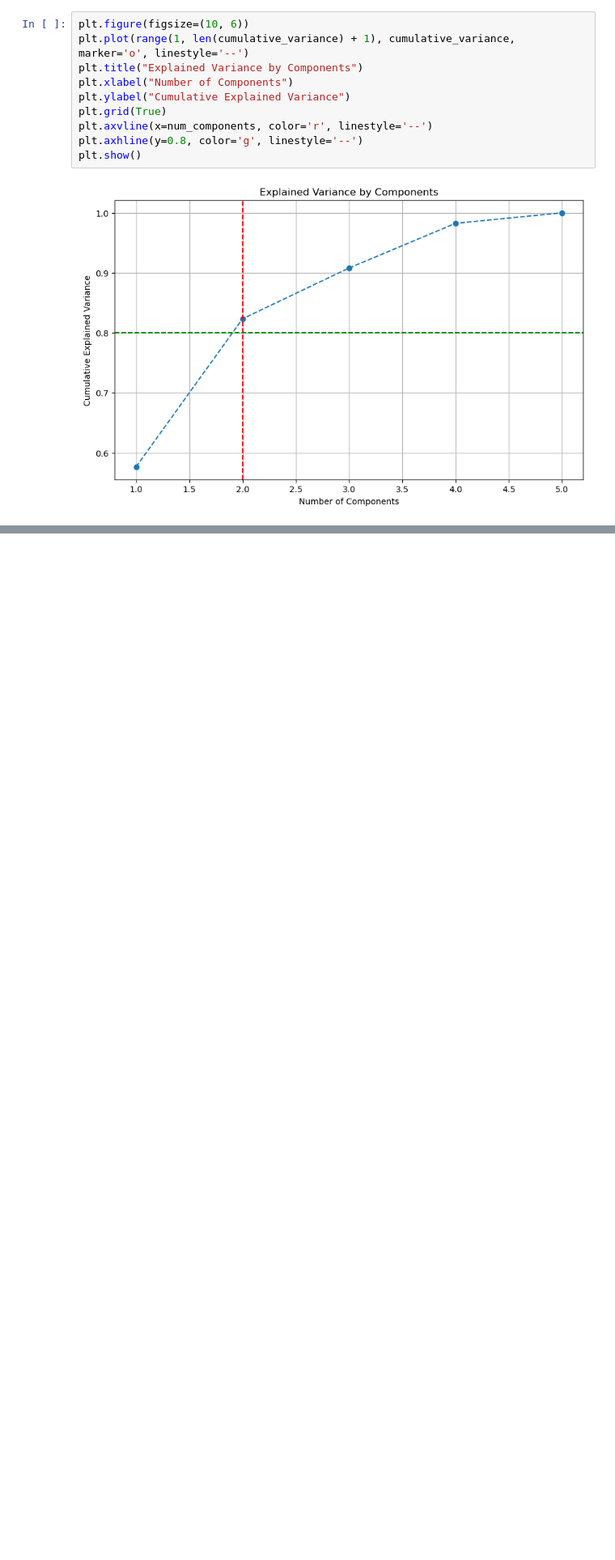
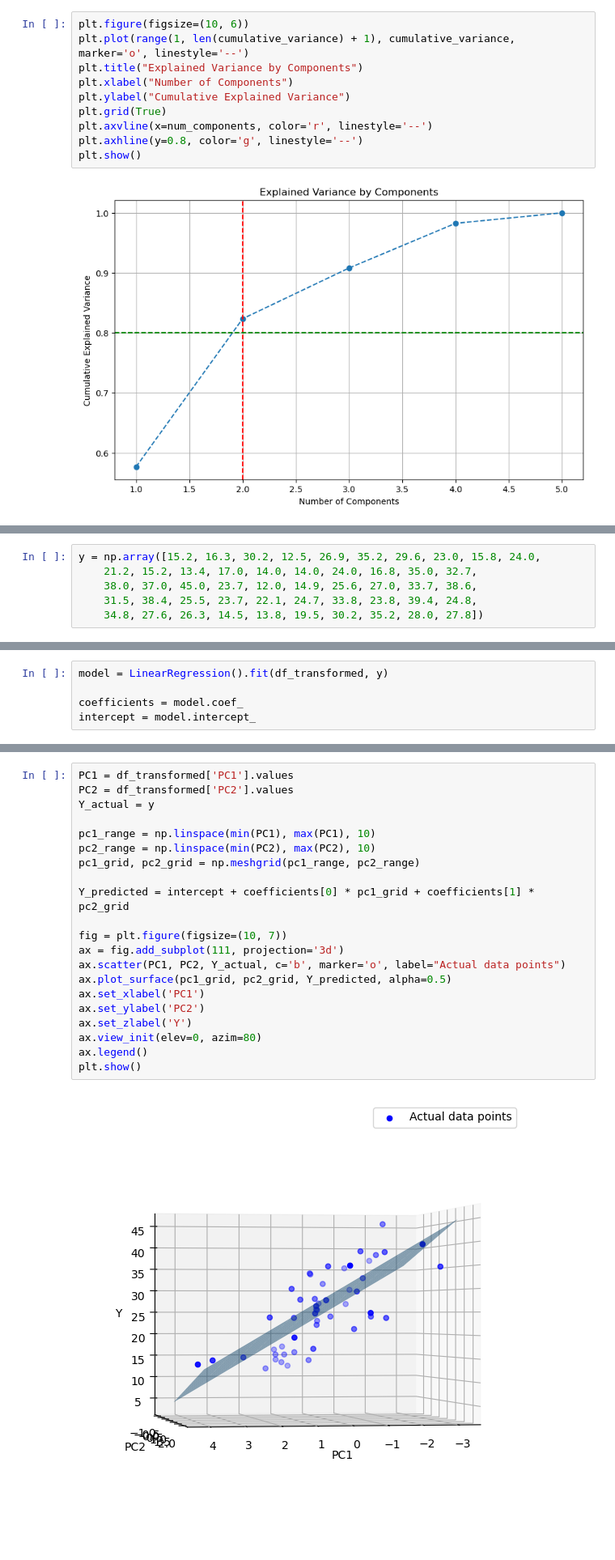
Before and after one commit to SpyrosAlvanakis/Biostatistics, a Jupyter notebook: Biostat_ex_3.ipynb, the cells around one changed output, grey strips where cells are left out. Shown at 81% size. Cells and saved outputs as stored; diff of their text form; blank space fills up the shorter version.

```diff
--- a/Biostat_ex_3.ipynb
+++ b/Biostat_ex_3.ipynb
@@ -380,0 +423,6 @@ print(df_transformed)
+# %%
+y = np.array([15.2, 16.3, 30.2, 12.5, 26.9, 35.2, 29.6, 23.0, 15.8, 24.0,
+    21.2, 15.2, 13.4, 17.0, 14.0, 14.0, 24.0, 16.8, 35.0, 32.7,
+    38.0, 37.0, 45.0, 23.7, 12.0, 14.9, 25.6, 27.0, 33.7, 38.6,
+    31.5, 38.4, 25.5, 23.7, 22.1, 24.7, 33.8, 23.8, 39.4, 24.8,
+    34.8, 27.6, 26.3, 14.5, 13.8, 19.5, 30.2, 35.2, 28.0, 27.8])
@@ -380,0 +437,5 @@ print(df_transformed)
+# %%
+model = LinearRegression().fit(df_transformed, y)
+
+coefficients = model.coef_
+intercept = model.intercept_
@@ -380,0 +459,23 @@ print(df_transformed)
+# %%
+PC1 = df_transformed['PC1'].values
+PC2 = df_transformed['PC2'].values
+Y_actual = y
+
+pc1_range = np.linspace(min(PC1), max(PC1), 10)
+pc2_range = np.linspace(min(PC2), max(PC2), 10)
+pc1_grid, pc2_grid = np.meshgrid(pc1_range, pc2_range)
+
+Y_predicted = intercept + coefficients[0] * pc1_grid + coefficients[1] * pc2_grid
+
+fig = plt.figure(figsize=(10, 7))
+ax = fig.add_subplot(111, projection='3d')
+ax.scatter(PC1, PC2, Y_actual, c='b', marker='o', label="Actual data points")
+ax.plot_surface(pc1_grid, pc2_grid, Y_predicted, alpha=0.5)
+ax.set_xlabel('PC1')
+ax.set_ylabel('PC2')
+ax.set_zlabel('Y')
+ax.view_init(elev=0, azim=80)
+ax.legend()
+plt.show()
+# %% [output]
+[figure, added]
```
Also changed, not shown: parts of 24 cells of this notebook.
